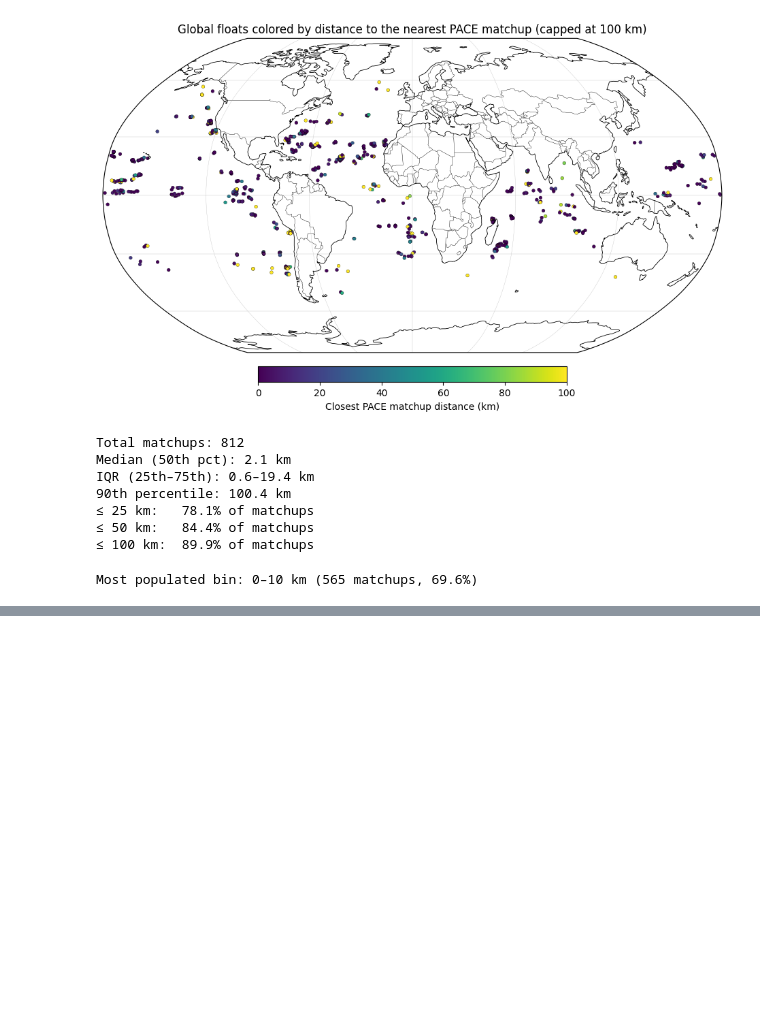
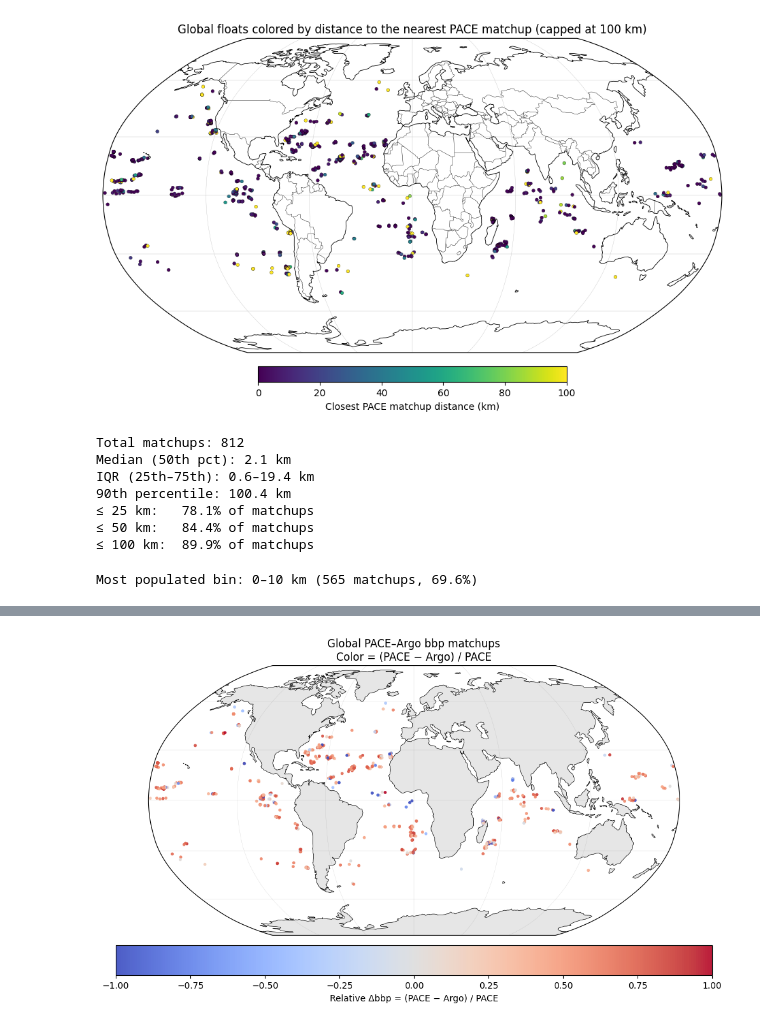
Before and after one commit to alliejames/ocean, a Jupyter notebook: notebooks/globalmatchups.ipynb, the cells around one changed output, grey strips where cells are left out. Drawn from its saved outputs; the diff is of its cells as text; code cells hidden in the pictures; blank space fills up the shorter version.

Commit message:
Add globalmatchups.ipynb (global PACE–Argo matchup analysis)

```diff
--- a/notebooks/globalmatchups.ipynb
+++ b/notebooks/globalmatchups.ipynb
@@ -289,0 +708,89 @@ Most populated bin: 0–10 km (565 matchups, 69.6%)
+# %%
+# === Relative difference: (PACE - Argo) / PACE ===
+import numpy as np, pandas as pd
+from pathlib import Path
+import matplotlib.pyplot as plt
+
+ROOT = Path.home() / "Documents" / "summer 2025" / "python" / "bing" / "papers" / "biomass" / "Analysis"
+MERGED_CSV = ROOT / "matched_with_argo_bbp_delta.csv"   # from earlier step
+OUT_RELCSV = ROOT / "matched_with_argo_bbp_relpace.csv"
+
+# ---- load merged or reuse in-memory 'mm' ----
+try:
+    df = mm.copy()
+except NameError:
+    df = pd.read_csv(MERGED_CSV)
+
+# columns (PACE=bnw, Argo=bbp700_surface_mean3)
+pace = pd.to_numeric(df.get("bnw"), errors="coerce")
+argo = pd.to_numeric(df.get("bbp700_surface_mean3"), errors="coerce")
+
+# coords (prefer _lat/_lon if present from earlier code)
+lat = pd.to_numeric((df["_lat"] if "_lat" in df else df.get("lat")), errors="coerce")
+lon = pd.to_numeric((df["_lon"] if "_lon" in df else df.get("lon")), errors="coerce")
+
+# ---- compute relative difference ----
+rel = (pace - argo) / pace
+rel = rel.replace([np.inf, -np.inf], np.nan)
+df["rel_delta"] = rel
+
+# keep finite rows & wrap lon to [-180,180]
+m = np.isfinite(lat) & np.isfinite(lon) & np.isfinite(rel)
+latp = lat[m].to_numpy()
+lonp = (((lon[m] + 180) % 360) - 180).to_numpy()
+relp = rel[m].to_numpy()
+
+# symmetric color limits (robust) and cap at ±1 (±100%)
+p = np.nanpercentile(relp, [2.5, 97.5])
+L = float(max(abs(p[0]), abs(p[1])))
+if not np.isfinite(L) or L == 0:
+    L = 1.0
+L = min(L, 1.0)  # cap to ±100%
+
+# ---- quick stats (like before) ----
+absrel = np.abs(relp)
+q25, q50, q75, q90 = np.percentile(relp,  [25, 50, 75, 90])
+a25, a50, a75, a90 = np.percentile(absrel, [25, 50, 75, 90])
+print("Relative Δbbp = (PACE − Argo) / PACE")
+print(f"Median (50th pct): {q50:+.3f}")
+print(f"IQR (25th–75th):  {q25:+.3f} – {q75:+.3f}")
+print(f"90th percentile:  {q90:+.3f}")
+print(f"|rel| median: {a50:.3f}   IQR: {a25:.3f} – {a75:.3f}   90th pct: {a90:.3f}")
+for t in (0.10, 0.25, 0.50, 1.00):
+    print(f"≤ {int(t*100):>3d}% |rel|: {100*np.mean(absrel <= t):.1f}% of matchups")
+print(f"n = {relp.size} matchups (finite)\n")
+
+# ---- save a tidy CSV with relative difference ----
+to_save = df.loc[m, ["wmo","cycle"] if "wmo" in df.columns else []].copy()
+to_save["lat"] = latp; to_save["lon"] = lonp; to_save["rel_delta"] = relp
+to_save.to_csv(OUT_RELCSV, index=False)
+print(f"Saved relative table → {OUT_RELCSV}")
+
+# ---- plot map ----
+try:
+    import cartopy.crs as ccrs, cartopy.feature as cfeature
+    fig = plt.figure(figsize=(12,6))
+    ax = plt.axes(projection=ccrs.Robinson())
+    ax.set_global()
+    ax.add_feature(cfeature.LAND, facecolor="0.9", edgecolor="none", zorder=0)
+    ax.add_feature(cfeature.COASTLINE, linewidth=0.5, zorder=1)
+    ax.gridlines(draw_labels=False, linewidth=0.2, color="gray", alpha=0.4)
+
+    sc = ax.scatter(lonp, latp, c=relp, s=12, cmap="coolwarm",
+                    vmin=-L, vmax=L, transform=ccrs.PlateCarree(),
+                    linewidths=0, alpha=0.9)
+    cb = plt.colorbar(sc, orientation="horizontal", pad=0.03, shrink=0.8)
+    cb.set_label("Relative Δbbp = (PACE − Argo) / PACE")
+
+    ax.set_title("Global PACE–Argo bbp matchups\nColor = (PACE − Argo) / PACE", fontsize=12)
+    plt.tight_layout(); plt.show()
+
+except Exception as e:
+    print(f"Cartopy plot failed ({e}); falling back to plain scatter.")
+    plt.figure(figsize=(10,5))
+    plt.scatter(lonp, latp, c=relp, s=12, cmap="coolwarm", vmin=-L, vmax=L)
+    plt.colorbar(label="Relative Δbbp = (PACE − Argo) / PACE")
+    plt.xlabel("Longitude"); plt.ylabel("Latitude")
+    plt.title("PACE–Argo bbp matchups (relative)")
+    plt.tight_layout(); plt.show()
+# %% [output]
@@ -289,0 +809 @@ Most populated bin: 0–10 km (565 matchups, 69.6%)
+[figure, added]
```
Also changed, not shown: parts of 25 cells of this notebook.
